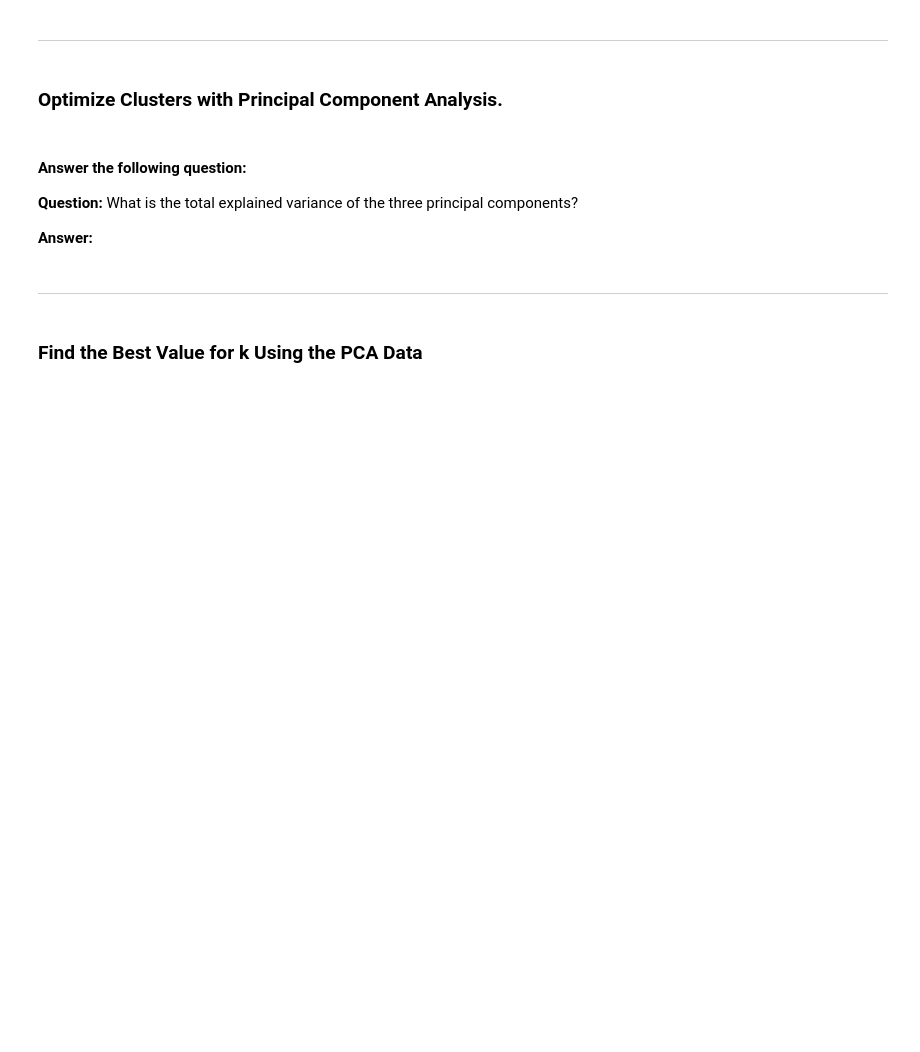
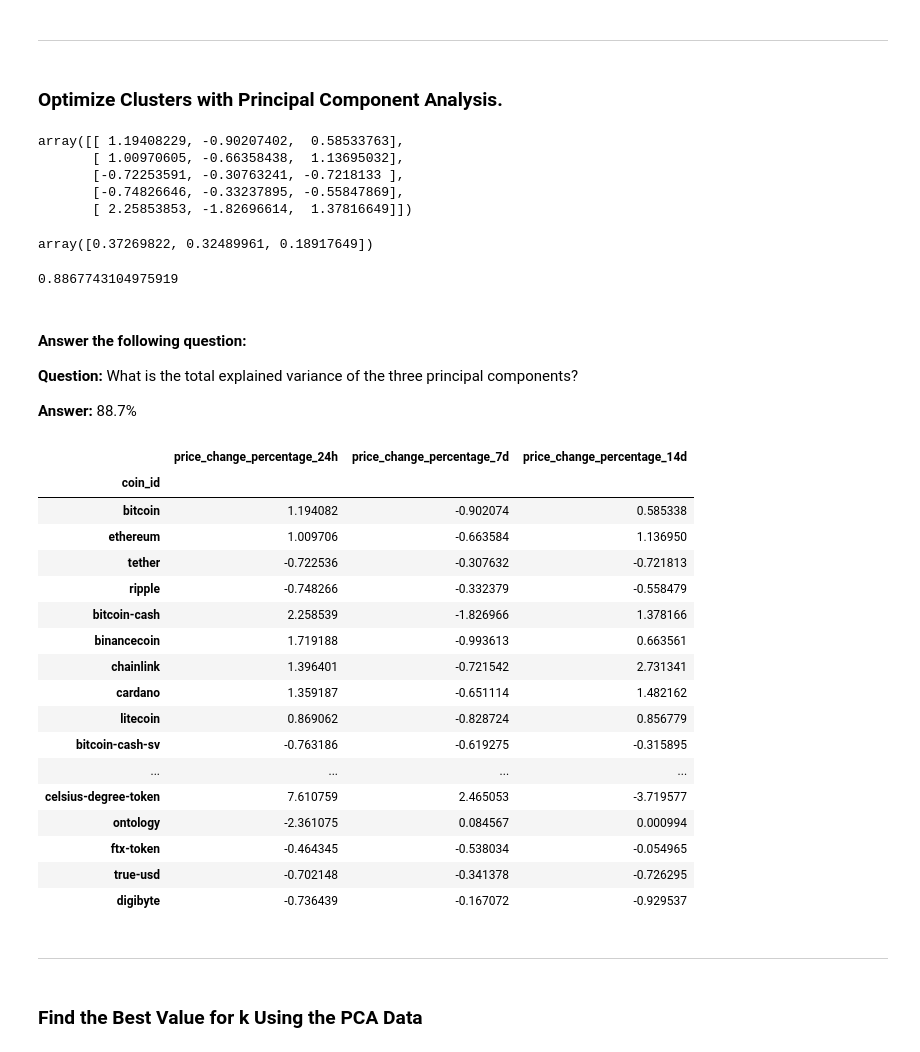
Before and after one commit to bburwinkel0721/CryptoClustering, a Jupyter notebook: Crypto_Clustering.ipynb, the cells around one changed output. Cells and saved outputs as stored; diff of their text form; code cells hidden in the pictures; blank space fills up the shorter version.

```diff
--- a/Crypto_Clustering.ipynb
+++ b/Crypto_Clustering.ipynb
@@ -172,7 +172,7 @@ KMeans(n_clusters=2, random_state=3)
 # %%
 # Predict the clusters to group the cryptocurrencies using the scaled data
-k_2 = model.predict(df_market_data_scaled)
+k_4 = model.predict(df_market_data_scaled)
 
 # Print the resulting array of cluster values.
-k_2
+k_4
 # %% [output]
@@ -184,7 +184,7 @@ array([1, 1, 0, 0, 1, 1, 1, 1, 1, 0, 0, 0, 0, 1, 0, 0, 0, 0, 1, 0, 0, 1,
 market_data_predictions_df = df_market_data_scaled.copy()
 # %%
 # Add a new column to the DataFrame with the predicted clusters
-market_data_predictions_df['label'] = k_2
+market_data_predictions_df['label'] = k_4
 
 # Display sample data
 market_data_predictions_df.head()
@@ -216,32 +216,69 @@ market_data_predictions_df.hvplot.scatter(
 ### Optimize Clusters with Principal Component Analysis.
 # %%
 # Create a PCA model instance and set `n_components=3`.
+pca = PCA(n_components=3)
 # %%
 # Use the PCA model with `fit_transform` to reduce to
 # three principal components.
+market_data_pca = pca.fit_transform(market_data_predictions_df)
 
 # View the first five rows of the DataFrame.
+market_data_pca[:5]
+# %% [output]
+array([[ 1.19408229, -0.90207402,  0.58533763],
+       [ 1.00970605, -0.66358438,  1.13695032],
+       [-0.72253591, -0.30763241, -0.7218133 ],
+       [-0.74826646, -0.33237895, -0.55847869],
+       [ 2.25853853, -1.82696614,  1.37816649]])
 # %%
 # Retrieve the explained variance to determine how much information
 # can be attributed to each principal component.
+pca.explained_variance_ratio_
+# %% [output]
+array([0.37269822, 0.32489961, 0.18917649])
+# %%
+sum(pca.explained_variance_ratio_)
+# %% [output]
+0.8867743104975919
 # %% [markdown]
 #### Answer the following question:
 
 **Question:** What is the total explained variance of the three principal components?
 
-**Answer:**
+**Answer:** 88.7%
 # %%
 # Create a new DataFrame with the PCA data.
-
 # Creating a DataFrame with the PCA data
-
 # Copy the crypto names from the original data
-
-
+market_data_pca_df = pd.DataFrame(
+    market_data_pca,
+    columns=['price_change_percentage_24h',	'price_change_percentage_7d', 'price_change_percentage_14d']
+)
 # Set the coinid column as index
-
+market_data_pca_df['coin_id'] = df_market_data.index
+market_data_pca_df = market_data_pca_df.set_index('coin_id')
 
 # Display sample data
+market_data_pca_df
+# %% [output]
+|  | price_change_percentage_24h | price_change_percentage_7d | price_change_percentage_14d |
+| coin_id |  |  |  |
+| bitcoin | 1.194082 | -0.902074 | 0.585338 |
+| ethereum | 1.009706 | -0.663584 | 1.136950 |
+| tether | -0.722536 | -0.307632 | -0.721813 |
+| ripple | -0.748266 | -0.332379 | -0.558479 |
+| bitcoin-cash | 2.258539 | -1.826966 | 1.378166 |
+| binancecoin | 1.719188 | -0.993613 | 0.663561 |
+| chainlink | 1.396401 | -0.721542 | 2.731341 |
+| cardano | 1.359187 | -0.651114 | 1.482162 |
+| litecoin | 0.869062 | -0.828724 | 0.856779 |
+| bitcoin-cash-sv | -0.763186 | -0.619275 | -0.315895 |
+| ... | ... | ... | ... |
+| celsius-degree-token | 7.610759 | 2.465053 | -3.719577 |
+| ontology | -2.361075 | 0.084567 | 0.000994 |
+| ftx-token | -0.464345 | -0.538034 | -0.054965 |
+| true-usd | -0.702148 | -0.341378 | -0.726295 |
+| digibyte | -0.736439 | -0.167072 | -0.929537 |
 # %% [markdown]
 ---
 # %% [markdown]
```
Also changed, not shown: parts of 5 cells of this notebook.
